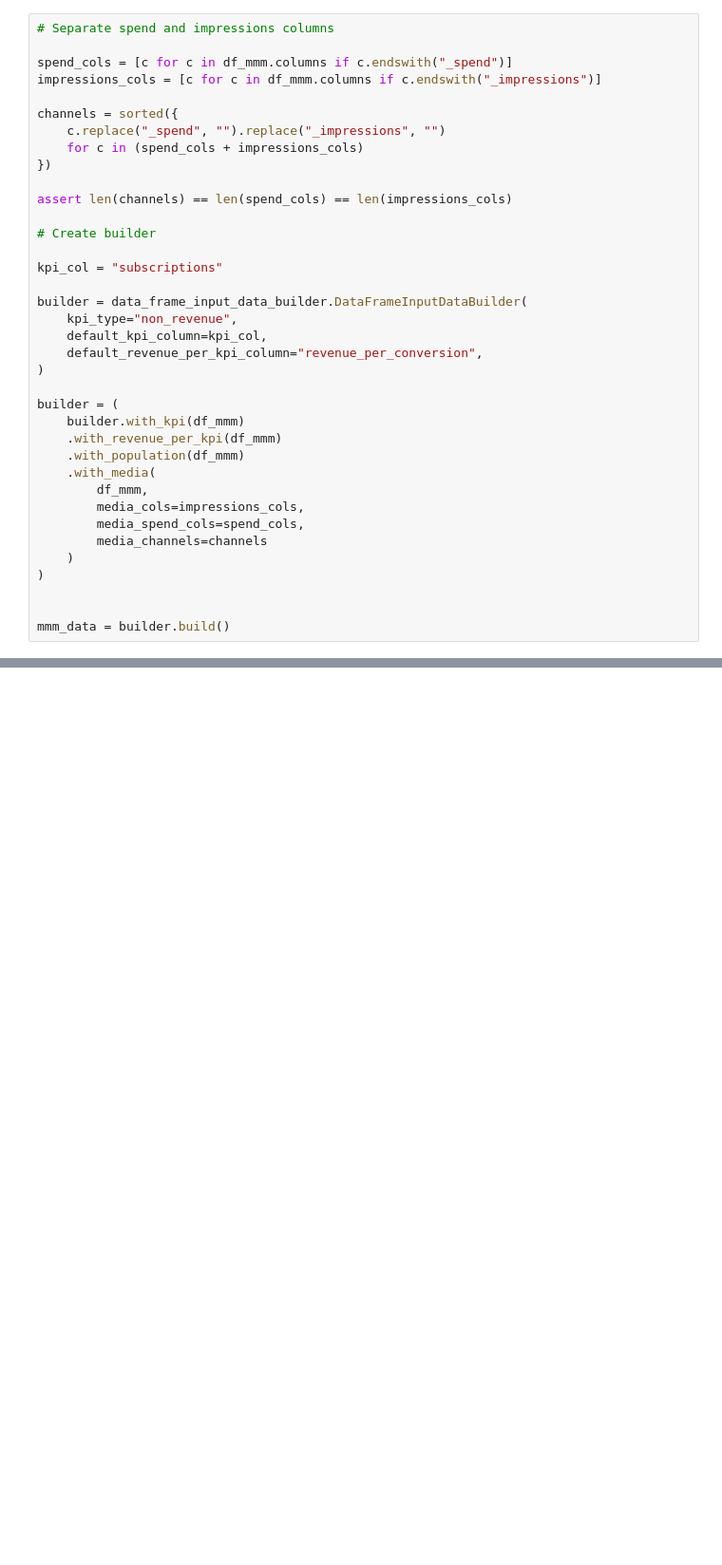
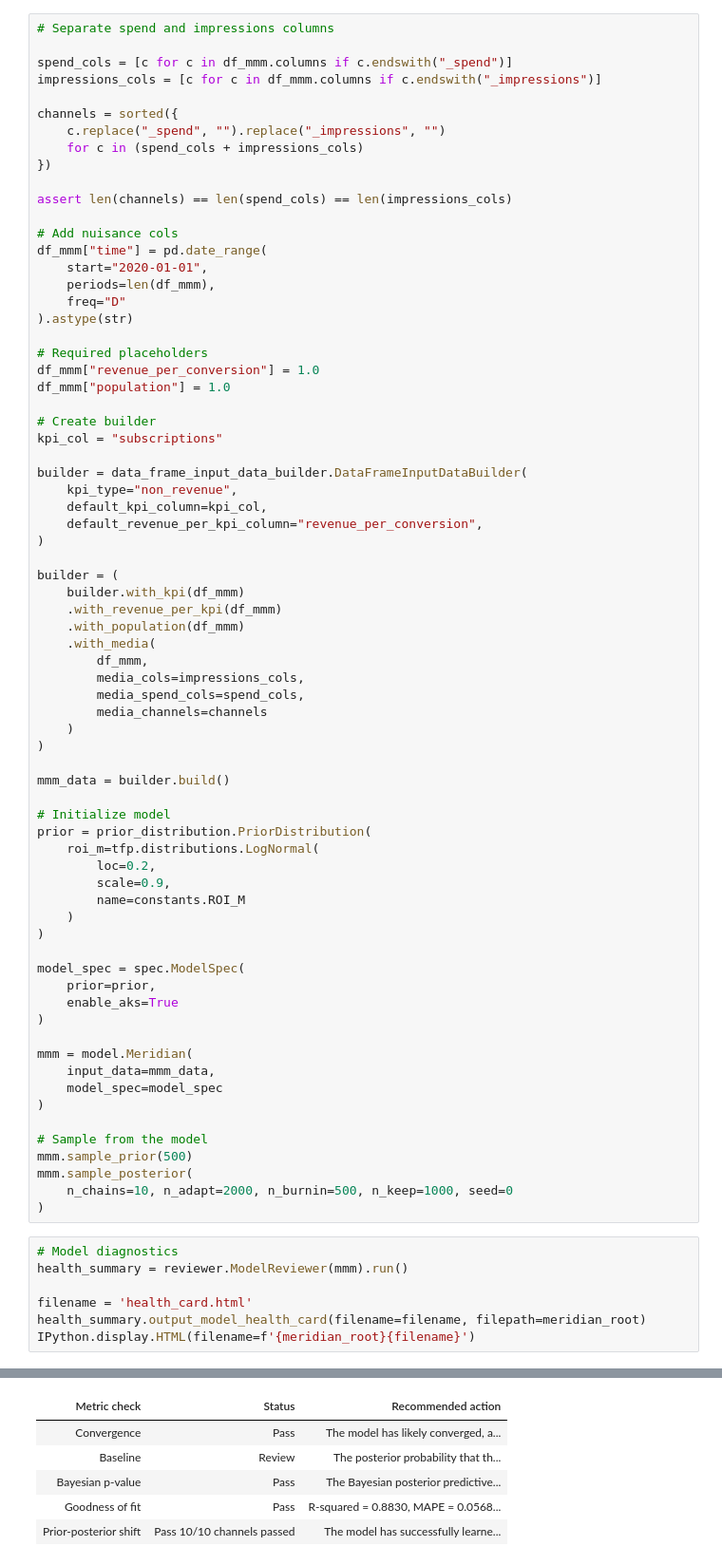
Before and after one commit to pstat197/BlueAlpha3-Synergy-Analysis, a Jupyter notebook: notebooks/geometric_model.ipynb, the cells around one changed output, grey strips where cells are left out. Shown at 95% size. Drawn from its saved outputs; the diff is of its cells as text; blank space fills up the shorter version.

Commit message:
add fitted geometric model

```diff
--- a/notebooks/geometric_model.ipynb
+++ b/notebooks/geometric_model.ipynb
@@ -46,8 +76,18 @@ channels = sorted({
 
 assert len(channels) == len(spend_cols) == len(impressions_cols)
 
+# Add nuisance cols
+df_mmm["time"] = pd.date_range(
+    start="2020-01-01",
+    periods=len(df_mmm),
+    freq="D"
+).astype(str)
+
+# Required placeholders
+df_mmm["revenue_per_conversion"] = 1.0
+df_mmm["population"] = 1.0
+
 # Create builder
-
 kpi_col = "subscriptions"
 
 builder = data_frame_input_data_builder.DataFrameInputDataBuilder(
@@ -68,5 +108,37 @@ builder = (
     )
 )
 
+mmm_data = builder.build()
 
-mmm_data = builder.build()
+# Initialize model
+prior = prior_distribution.PriorDistribution(
+    roi_m=tfp.distributions.LogNormal(
+        loc=0.2,
+        scale=0.9,
+        name=constants.ROI_M
+    )
+)
+
+model_spec = spec.ModelSpec(
+    prior=prior,
+    enable_aks=True
+)
+
+mmm = model.Meridian(
+    input_data=mmm_data,
+    model_spec=model_spec
+)
+
+# Sample from the model
+mmm.sample_prior(500)
+mmm.sample_posterior(
+    n_chains=10, n_adapt=2000, n_burnin=500, n_keep=1000, seed=0
+)
+# %%
+# Model diagnostics
+health_summary = reviewer.ModelReviewer(mmm).run()
+
+filename = 'health_card.html'
+health_summary.output_model_health_card(filename=filename, filepath=meridian_root)
+IPython.display.HTML(filename=f'{meridian_root}{filename}')
+# %% [output]
@@ -72,0 +152,6 @@ mmm_data = builder.build()
+| Metric check | Status | Recommended action |
+| Convergence | Pass | The model has likely converged, a... |
+| Baseline | Review | The posterior probability that th... |
+| Bayesian p-value | Pass | The Bayesian posterior predictive... |
+| Goodness of fit | Pass | R-squared = 0.8830, MAPE = 0.0568... |
+| Prior-posterior shift | Pass 10/10 channels passed | The model has successfully learne... |
```
Also changed, not shown: parts of 3 cells of this notebook.
